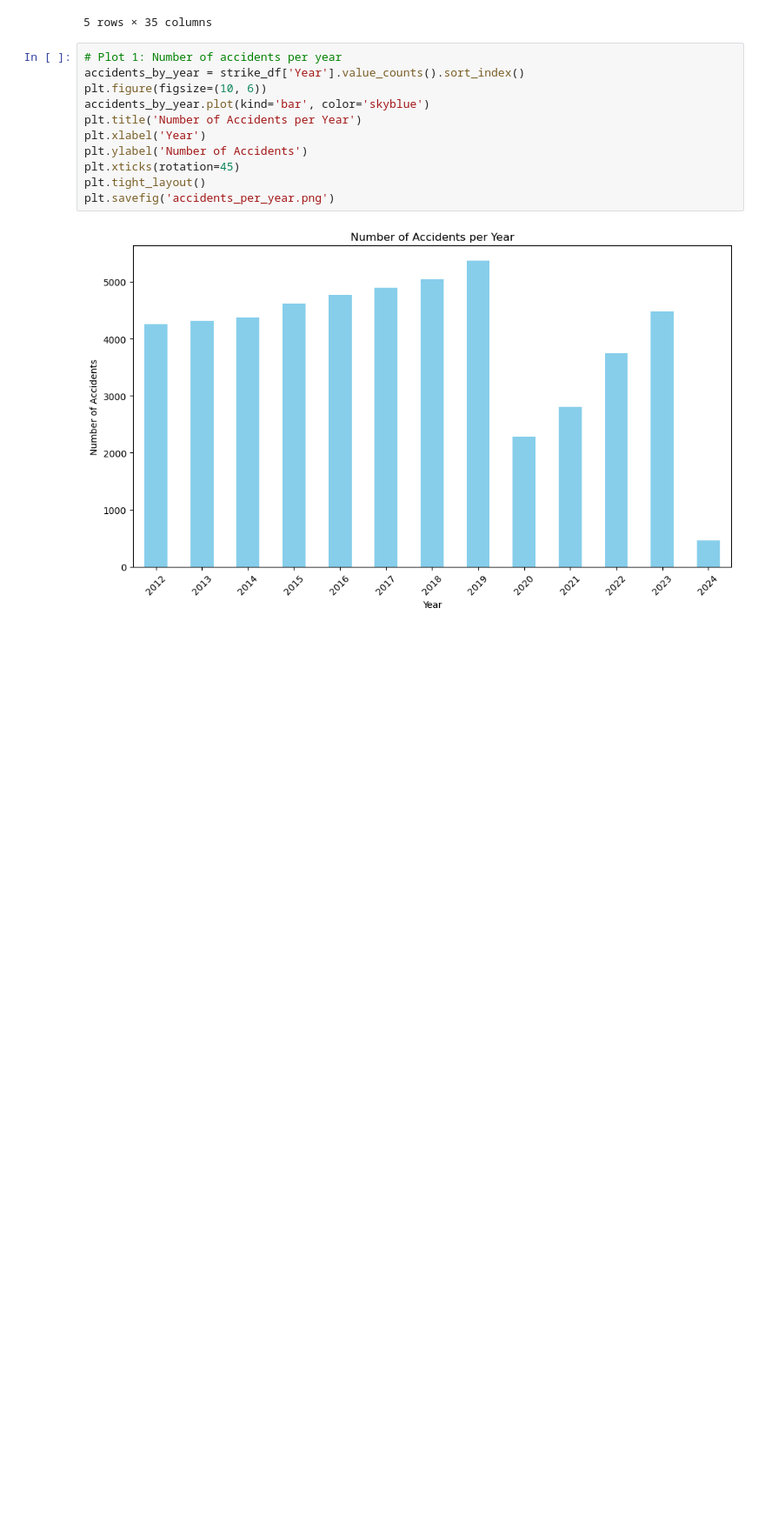
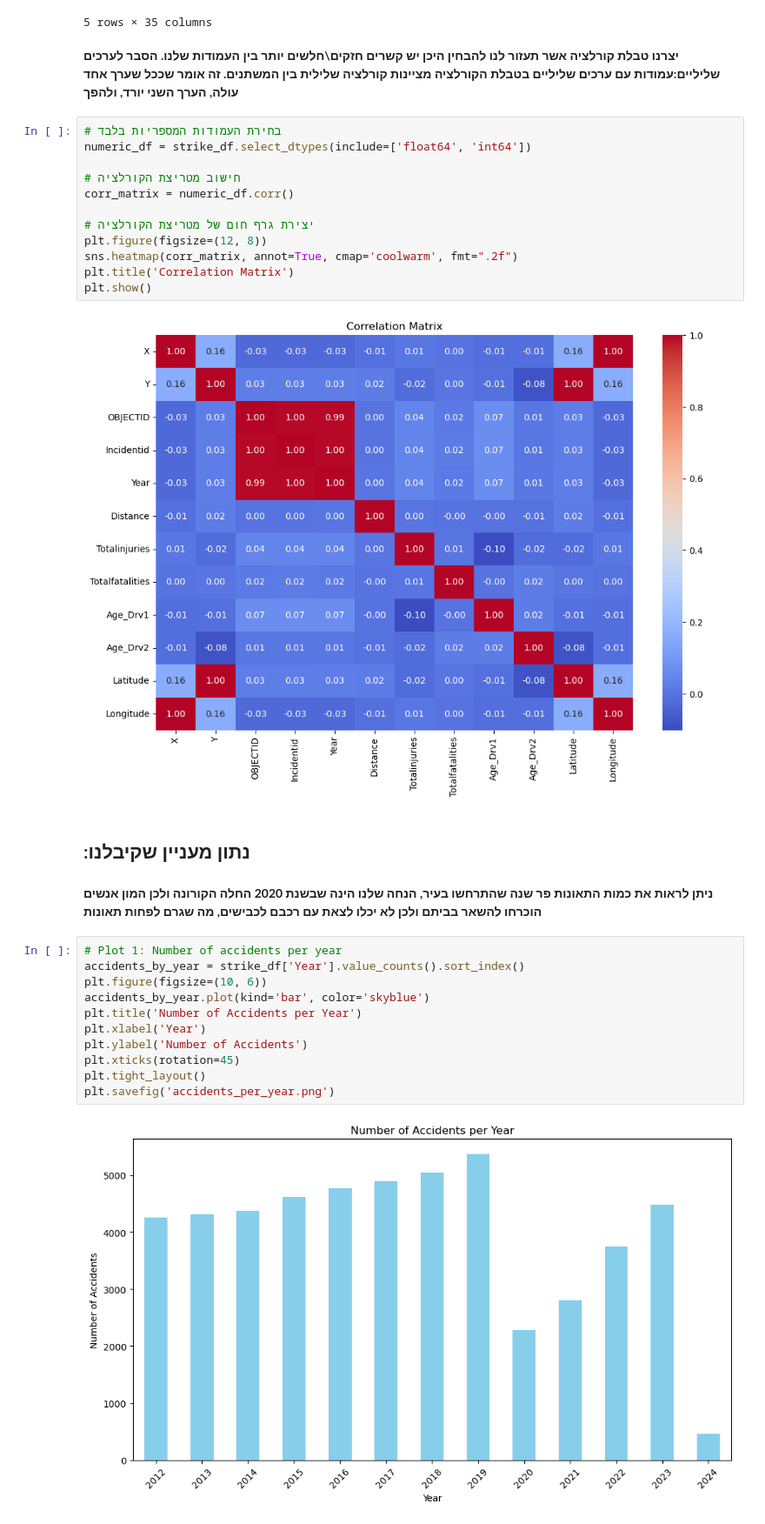
Before and after one commit to oribachar13579/oriandyuval, a Jupyter notebook: project.ipynb, the cells around one changed output. Shown at 87% size. Drawn from its saved outputs; the diff is of its cells as text; blank space fills up the shorter version.

```diff
--- a/project.ipynb
+++ b/project.ipynb
@@ -72,6 +76,26 @@ strike_df.tail()
 | 51405 | -111.939524 | 33.386046 | 51406 | 4155893 | 2024/03/09 07:44:00+00 | 2024 | US-60 Exit 173 J-Ramp | NaN | 0.0 | ... |
 | 51406 | -111.968688 | 33.405953 | 51407 | 4156010 | 2024/03/08 19:59:00+00 | 2024 | I-10 Exit 153 C2-Ramp | NaN | 0.0 | ... |
 5 rows × 35 columns
+# %% [markdown]
+**יצרנו טבלת קורלציה אשר תעזור לנו להבחין היכן יש קשרים חזקים\חלשים יותר בין העמודות שלנו. הסבר לערכים שליליים:עמודות עם ערכים שליליים בטבלת הקורלציה מציינות קורלציה שלילית בין המשתנים. זה אומר שככל שערך אחד עולה, הערך השני יורד, ולהפך**
+# %%
+# בחירת העמודות המספריות בלבד
+numeric_df = strike_df.select_dtypes(include=['float64', 'int64'])
+
+# חישוב מטריצת הקורלציה
+corr_matrix = numeric_df.corr()
+
+# יצירת גרף חום של מטריצת הקורלציה
+plt.figure(figsize=(12, 8))
+sns.heatmap(corr_matrix, annot=True, cmap='coolwarm', fmt=".2f")
+plt.title('Correlation Matrix')
+plt.show()
+# %% [output]
+[figure, added]
+# %% [markdown]
+## :נתון מעניין שקיבלנו
+# %% [markdown]
+**ניתן לראות את כמות התאונות פר שנה שהתרחשו בעיר, הנחה שלנו הינה שבשנת 2020 החלה הקורונה ולכן המון אנשים הוכרחו להשאר בביתם ולכן לא יכלו לצאת עם רכבם לכבישים, מה שגרם לפחות תאונות**
 # %%
 # Plot 1: Number of accidents per year
 accidents_by_year = strike_df['Year'].value_counts().sort_index()
```
Also changed, not shown: parts of 14 cells of this notebook.
